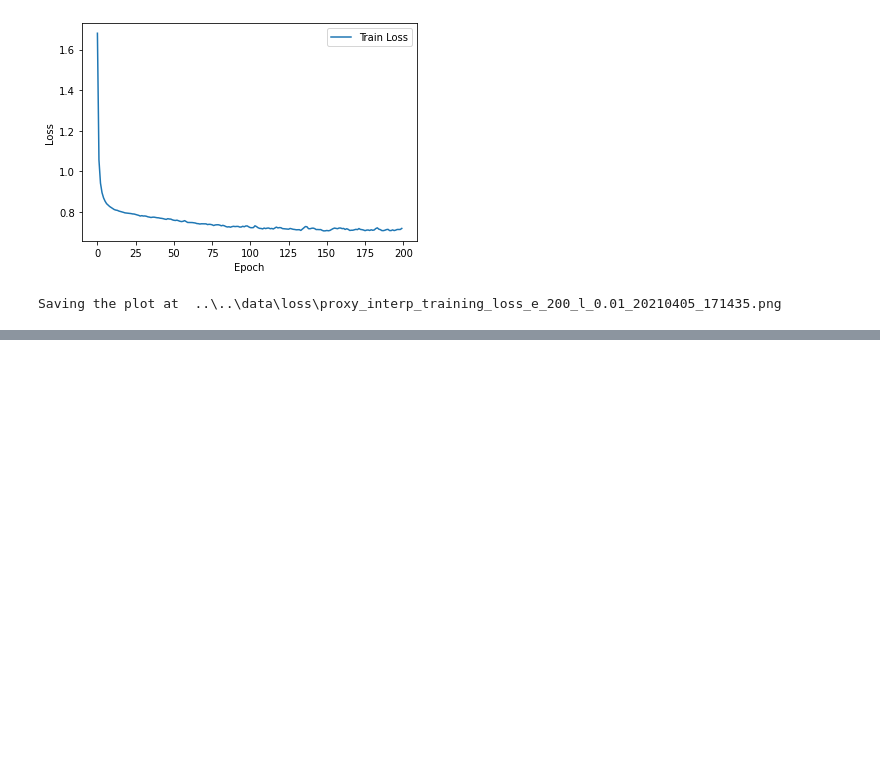
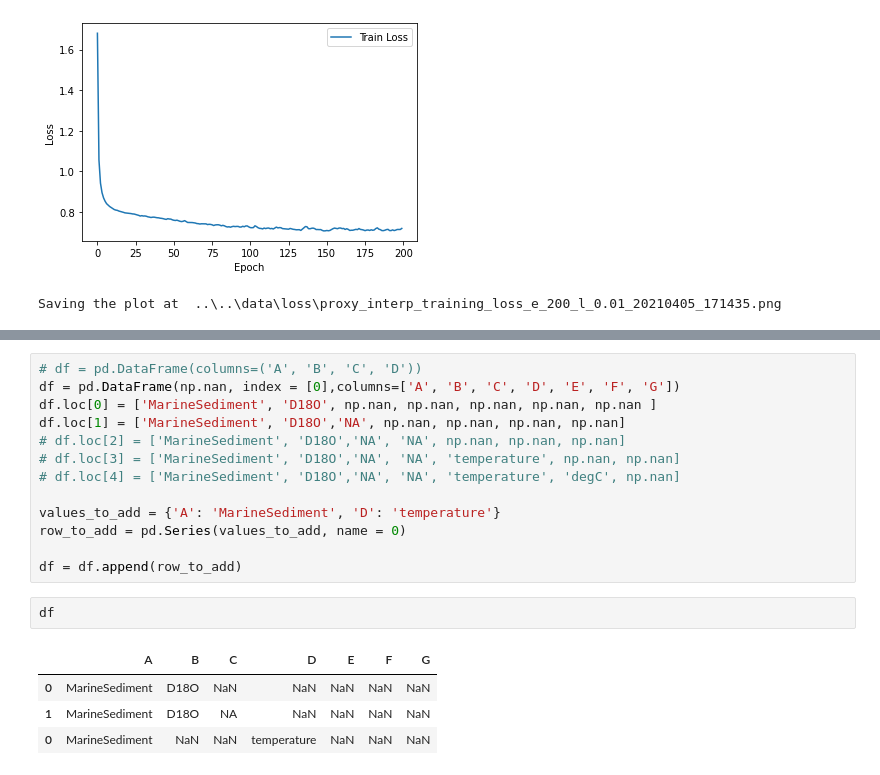
Before and after one commit to paleopresto/paleorec, a Jupyter notebook: training/lstm/run_train_lstm.ipynb, the cells around one changed output, grey strips where cells are left out. Cells and saved outputs as stored; diff of their text form; blank space fills up the shorter version.

```diff
--- a/training/lstm/run_train_lstm.ipynb
+++ b/training/lstm/run_train_lstm.ipynb
@@ -114,0 +160,20 @@ Saving the plot at  ..\..\data\loss\proxy_interp_training_loss_e_200_l_0.01_2021
+# %%
+# df = pd.DataFrame(columns=('A', 'B', 'C', 'D'))
+df = pd.DataFrame(np.nan, index = [0],columns=['A', 'B', 'C', 'D', 'E', 'F', 'G'])
+df.loc[0] = ['MarineSediment', 'D18O', np.nan, np.nan, np.nan, np.nan, np.nan ]
+df.loc[1] = ['MarineSediment', 'D18O','NA', np.nan, np.nan, np.nan, np.nan]
+# df.loc[2] = ['MarineSediment', 'D18O','NA', 'NA', np.nan, np.nan, np.nan]
+# df.loc[3] = ['MarineSediment', 'D18O','NA', 'NA', 'temperature', np.nan, np.nan]
+# df.loc[4] = ['MarineSediment', 'D18O','NA', 'NA', 'temperature', 'degC', np.nan]
+
+values_to_add = {'A': 'MarineSediment', 'D': 'temperature'}
+row_to_add = pd.Series(values_to_add, name = 0)
+
+df = df.append(row_to_add)
+# %%
+df
+# %% [output]
+|  | A | B | C | D | E | F | G |
+| 0 | MarineSediment | D18O | NaN | NaN | NaN | NaN | NaN |
+| 1 | MarineSediment | D18O | NA | NaN | NaN | NaN | NaN |
+| 0 | MarineSediment | NaN | NaN | temperature | NaN | NaN | NaN |
```
Also changed, not shown: parts of 7 cells of this notebook, 51 other files.
